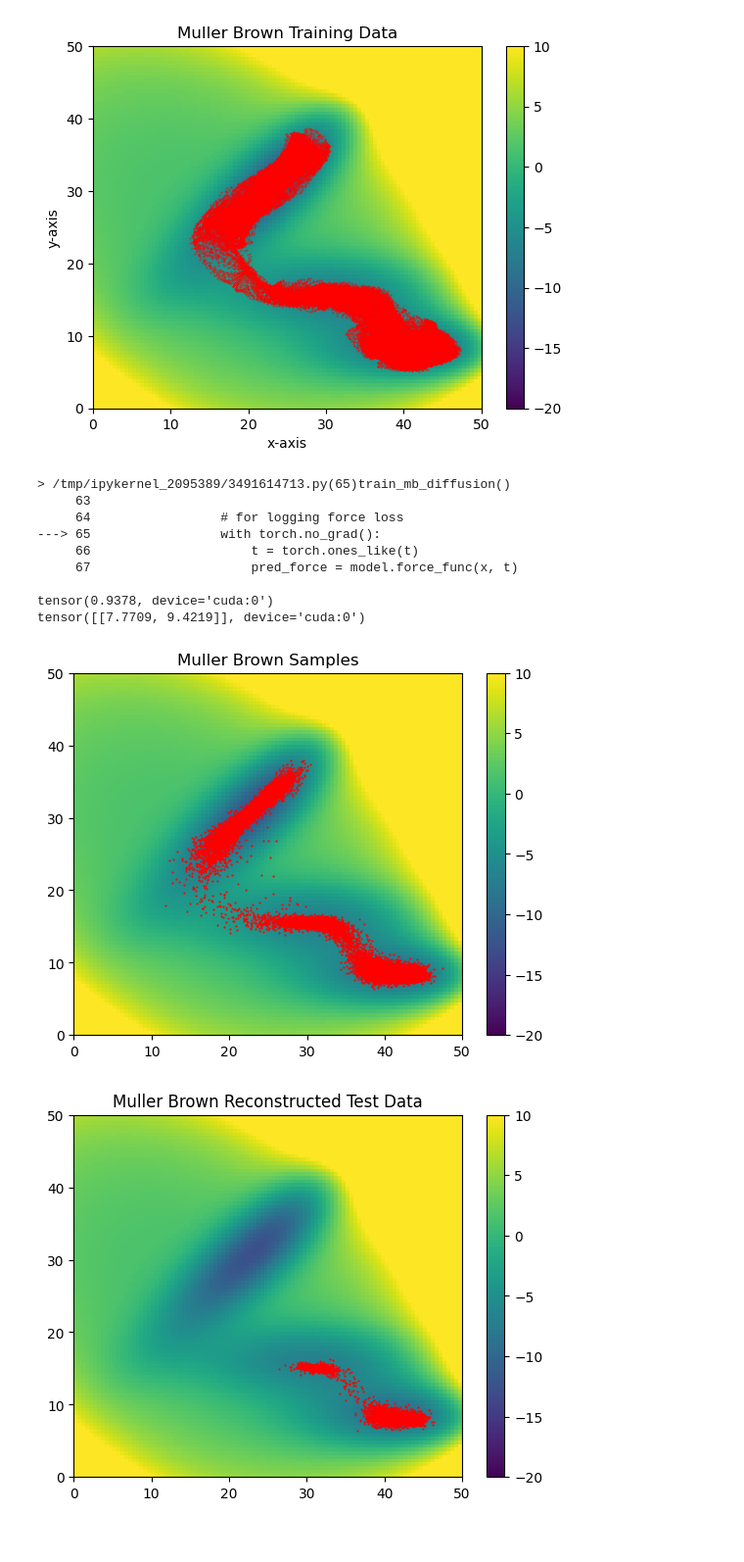
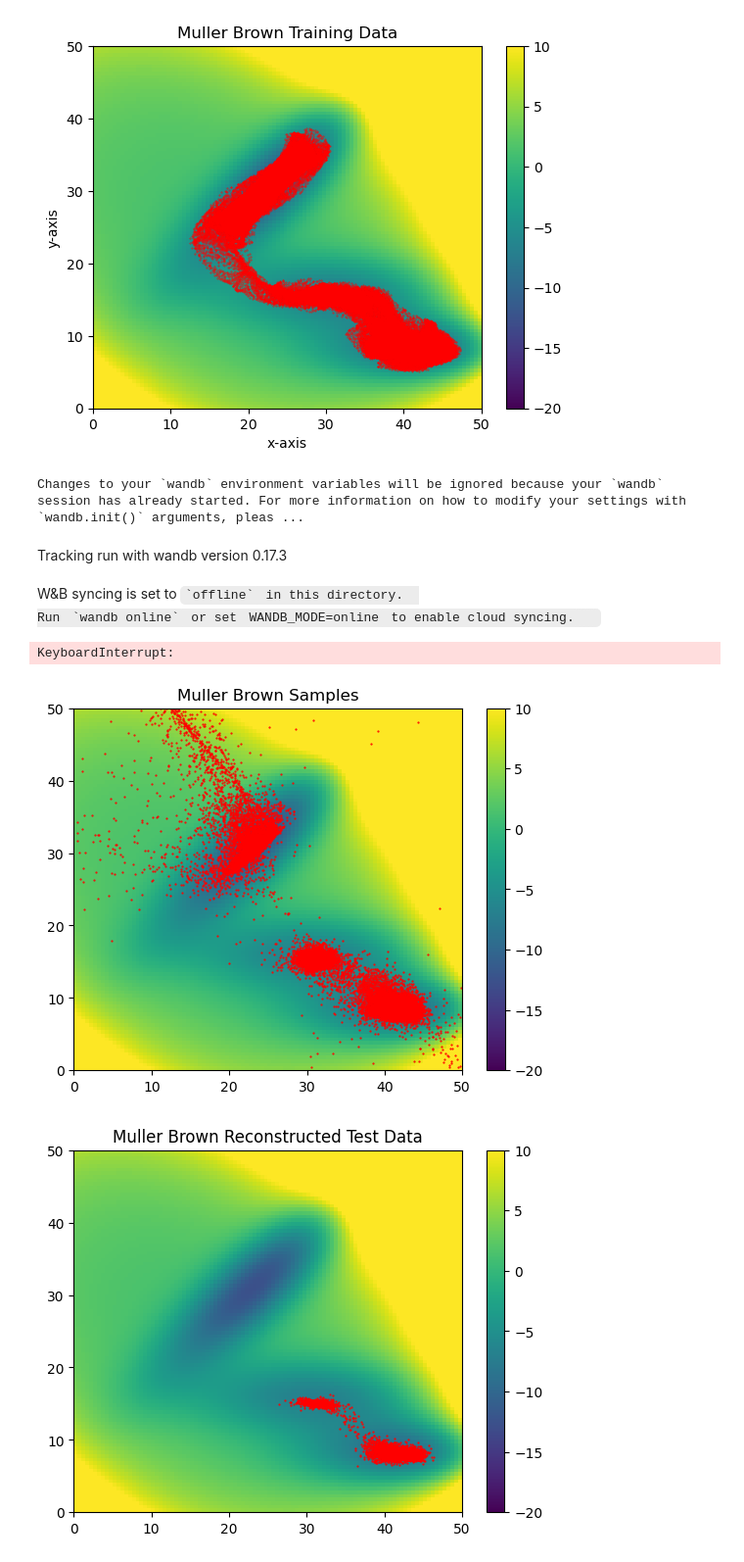
Before and after one commit to michael-psenka/OM-TPS, a Jupyter notebook: train_diffusion_mb.ipynb, the cells around one changed output. Shown at 98% size. Drawn from its saved outputs; the diff is of its cells as text; code cells hidden in the pictures.

Commit message:
conservative diffusion model doesn't produce good samples, can't test interpolations because vmap in action isn't compatible with autograd in forward pass

```diff
--- a/train_diffusion_mb.ipynb
+++ b/train_diffusion_mb.ipynb
@@ -200,8 +197,10 @@ class MLP(torch.nn.Module):
         self.device = device
         self.in_dim = in_dim
         self.conservative = conservative
-        self.mean = torch.tensor(train_dataset.mean).to(device).to(torch.float32)
-        self.std = torch.tensor(train_dataset.std).to(device).to(torch.float32)
+        # self.mean = torch.tensor(train_dataset.mean).to(device).to(torch.float32)
+        # self.std = torch.tensor(train_dataset.std).to(device).to(torch.float32)
+        mean = torch.tensor(np.load("mb_mean.npy")).to(device).to(torch.float32)
+        std = torch.tensor(np.load("mb_std.npy")).to(device).to(torch.float32)
 
         self.fc1 = nn.Linear(in_dim, hidden_dim)
         self.fc2 = nn.Linear(hidden_dim, hidden_dim)
@@ -628,12 +627,12 @@ config = {
     "lr": 1e-3,
     "force_supervision_level": None,
     "mlp_hidden_dim": 256,
-    "conservative": False
+    "conservative": True
 }
 
 # debugging args
 DISABLE_GIT_CHECK = True
-DISABLE_WANDB_LOGGING = True
+DISABLE_WANDB_LOGGING = False
 
 if not DISABLE_GIT_CHECK:
     validate_git_status()
@@ -643,8 +642,9 @@ mlp = MLP(3, config["mlp_hidden_dim"], 2, device, conservative=config["conservat
 model = MBDiffusionModel(mlp, num_steps = config["num_steps"], device = device).to(device).to(torch.float32)
 
 if not DISABLE_WANDB_LOGGING:
+    os.environ["WANDB_MODE"] = "online"
     wandb.login()
-    wandb.init(project="mb-diffusion-model", config=config, name="mb_diffusion")
+    wandb.init(project="mb-diffusion-model", entity="ml-pdes", config=config, name="mb_diffusion_conservative")
     wandb.watch(mlp)
 
 # Train model
@@ -653,35 +653,33 @@ train_losses, test_losses = train_mb_diffusion(train_dataset, test_dataset, mode
                                                 force_supervision_level = config["force_supervision_level"])
 
 # save model checkpoint (locally and on wandb)
-torch.save(mlp.state_dict(), "mb_diffusion_model.pt")
+torch.save(mlp.state_dict(), "mb_diffusion_model_conservative.pt")
 if not DISABLE_WANDB_LOGGING:
-    wandb.save('mb_diffusion_model.pt')
+    wandb.save('mb_diffusion_model_conservative.pt')
     wandb.finish()
 # %% [output]
-> /tmp/ipykernel_2095389/3491614713.py(65)train_mb_diffusion()
-     63
-     64                 # for logging force loss
----> 65                 with torch.no_grad():
-     66                     t = torch.ones_like(t)
-     67                     pred_force = model.force_func(x, t)
-
-tensor(0.9378, device='cuda:0')
-tensor([[7.7709, 9.4219]], device='cuda:0')
+Changes to your `wandb` environment variables will be ignored because your `wandb` session has already started. For more information on how to modify your settings with `wandb.init()` arguments, pleas ...
+Tracking run with wandb version 0.17.3
+W&B syncing is set to `offline` in this directory.
+Run `wandb online` or set WANDB_MODE=online to enable cloud syncing.
+KeyboardInterrupt:
 # %%
 # Unconditional samples from the model
 device = torch.device(torch.cuda.current_device())
-mlp = MLP(3, 256, 2, device, act = F.relu).to(device).to(torch.float32)
-mlp.load_state_dict(torch.load("mb_diffusion_model.pt"))
+mlp = MLP(3, 256, 2, device, act = F.relu, conservative=True).to(device).to(torch.float32)
+mlp.load_state_dict(torch.load("mb_diffusion_model_conservative.pt"))
 
 model = MBDiffusionModel(mlp, num_steps = 256, device = device).to(device).to(torch.float32)
 all_samples = model.sample(100000, temperature = 1)
-mean = torch.tensor(train_dataset.mean).to(device).to(torch.float32)
-std = torch.tensor(train_dataset.std).to(device).to(torch.float32)
+# mean = torch.tensor(train_dataset.mean).to(device).to(torch.float32)
+# std = torch.tensor(train_dataset.std).to(device).to(torch.float32)
+mean = torch.tensor(np.load("mb_mean.npy")).to(device).to(torch.float32)
+std = torch.tensor(np.load("mb_std.npy")).to(device).to(torch.float32)
 all_samples = all_samples*std + mean
 all_samples = get_numpy(all_samples)
 plot_samples(all_samples, title="Muller Brown Samples")
 # %% [output]
-[figure, old version]
+[figure, new version]
 # %%
 # Reconstruction of test data (first batch of dataloader)
 latent_time = 25 # diffusion steps for reconstruction (larger means more diverse samples)
```
Also changed, not shown: parts of 3 cells of this notebook.
